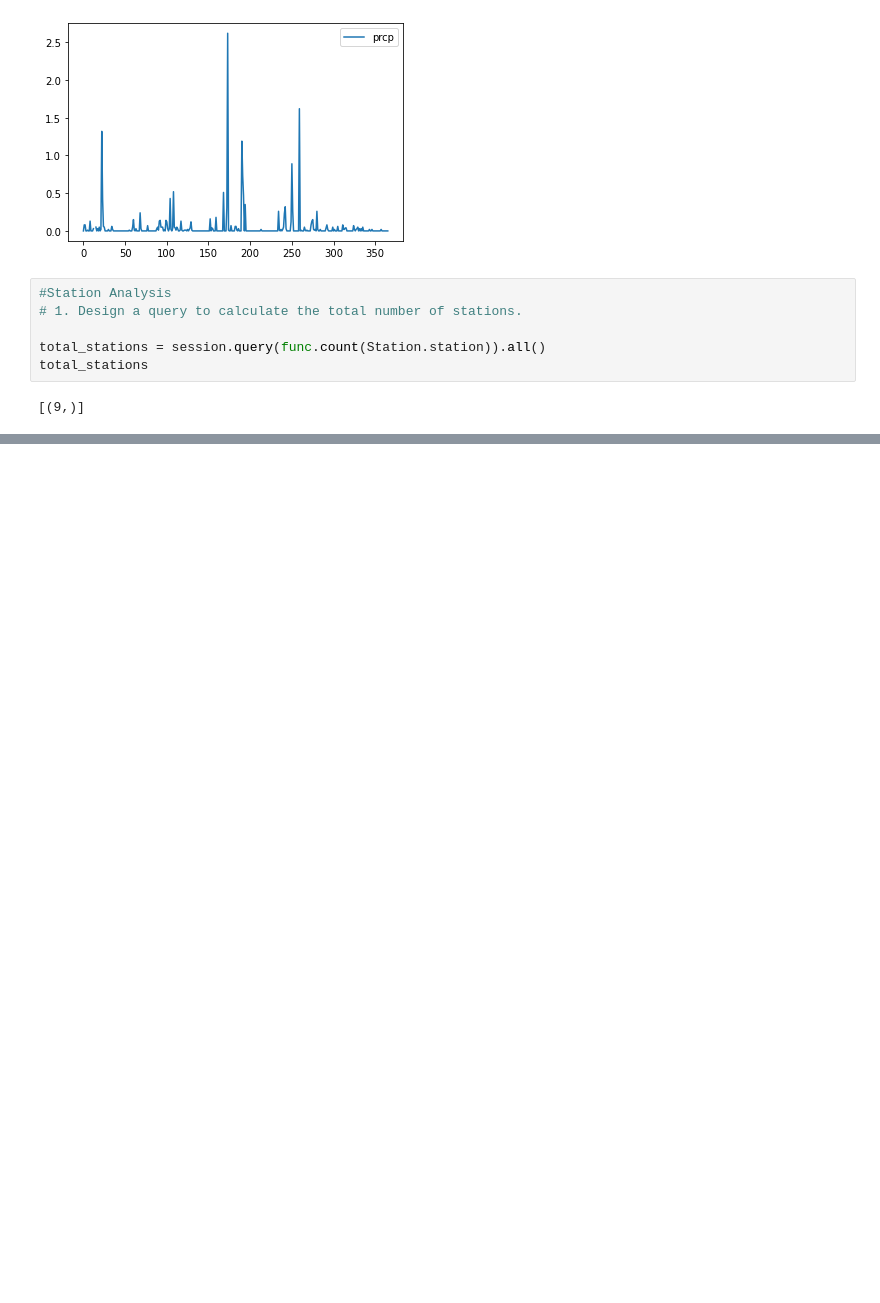
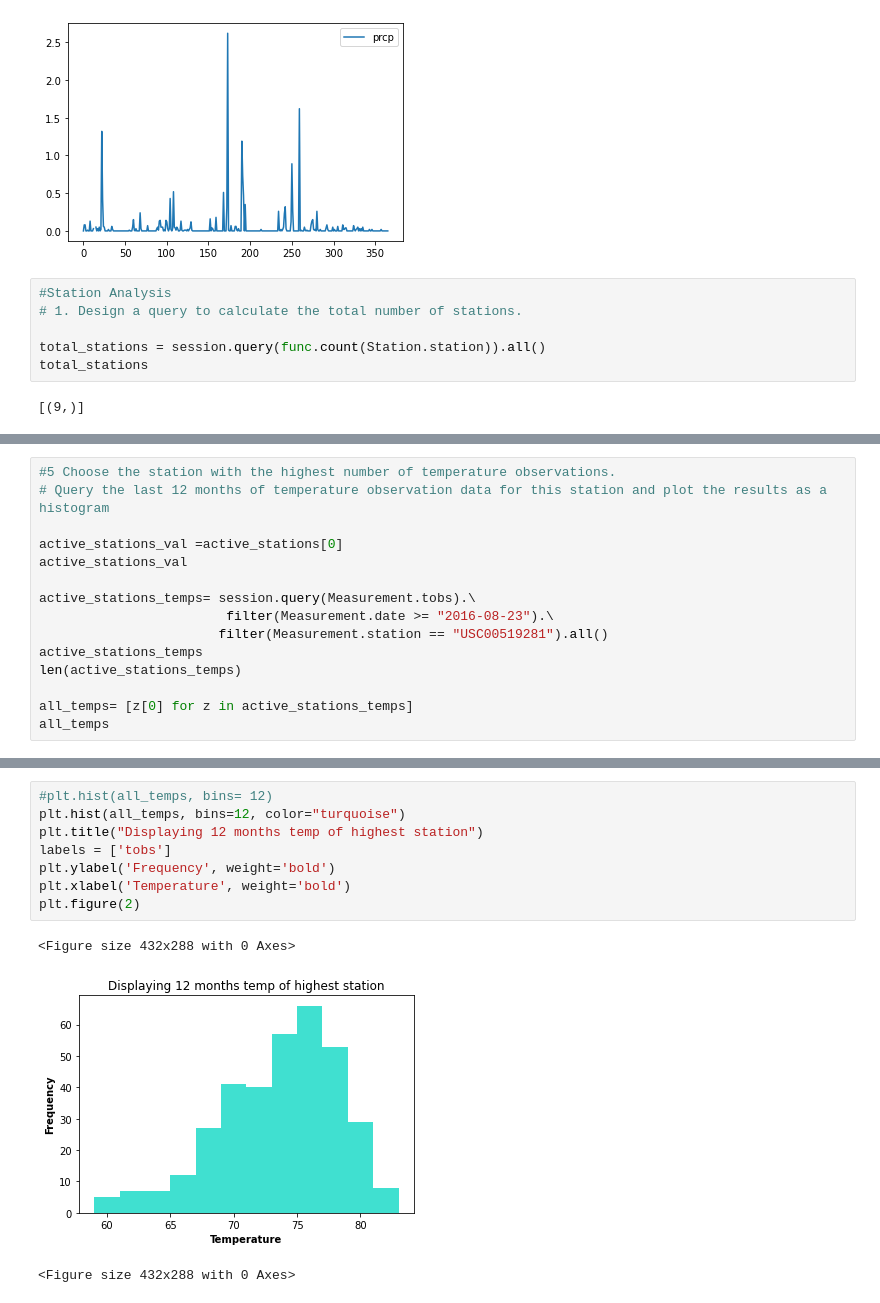
Before and after one commit to WAbate/sqlalchemy-challenge, a Jupyter notebook: SQL_Alchemy.ipynb, the cells around one changed output, grey strips where cells are left out. Saved outputs shown, nothing was run; the diff lists cells and outputs as text; blank space fills up the shorter version.

Commit message:
Commit 6
Finishing queries and plotting histogram

```diff
--- a/SQL_Alchemy.ipynb
+++ b/SQL_Alchemy.ipynb
@@ -103,0 +144,15 @@ total_stations
+# %%
+#5 Choose the station with the highest number of temperature observations.
+# Query the last 12 months of temperature observation data for this station and plot the results as a histogram
+
+active_stations_val =active_stations[0]
+active_stations_val
+
+active_stations_temps= session.query(Measurement.tobs).\
+                        filter(Measurement.date >= "2016-08-23").\
+                       filter(Measurement.station == "USC00519281").all()
+active_stations_temps
+len(active_stations_temps)
+
+all_temps= [z[0] for z in active_stations_temps]
+all_temps
@@ -103,0 +177,12 @@ total_stations
+# %%
+#plt.hist(all_temps, bins= 12)
+plt.hist(all_temps, bins=12, color="turquoise")
+plt.title("Displaying 12 months temp of highest station")
+labels = ['tobs']
+plt.ylabel('Frequency', weight='bold')
+plt.xlabel('Temperature', weight='bold')
+plt.figure(2)
+# %% [output]
+<Figure size 432x288 with 0 Axes>
+[figure, added]
+<Figure size 432x288 with 0 Axes>
```
Also changed, not shown: parts of 4 cells of this notebook.
